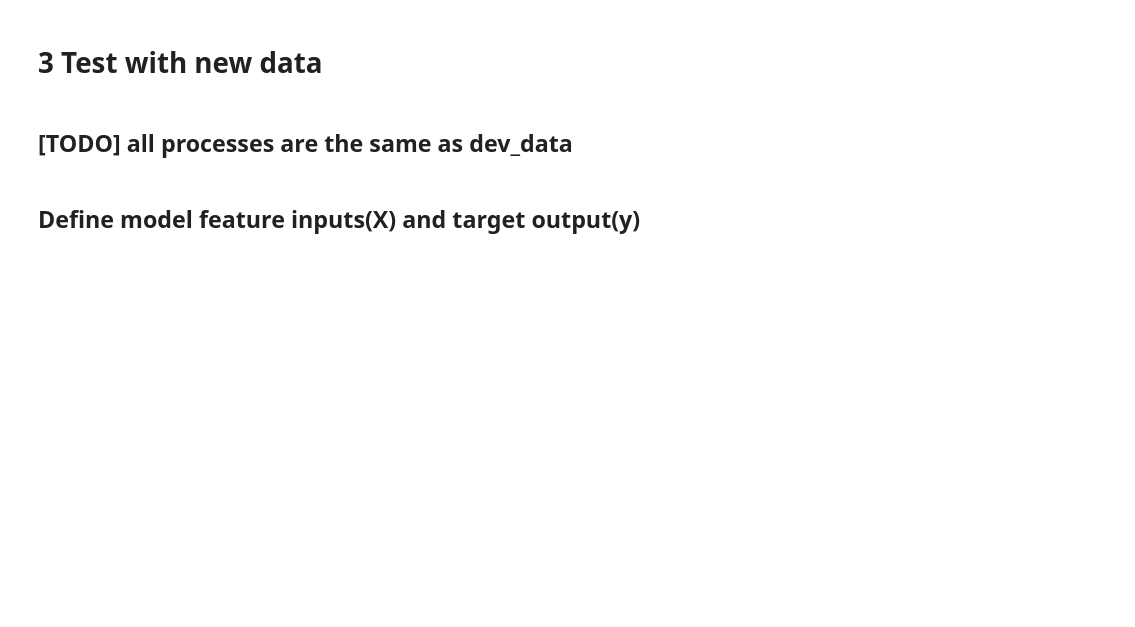
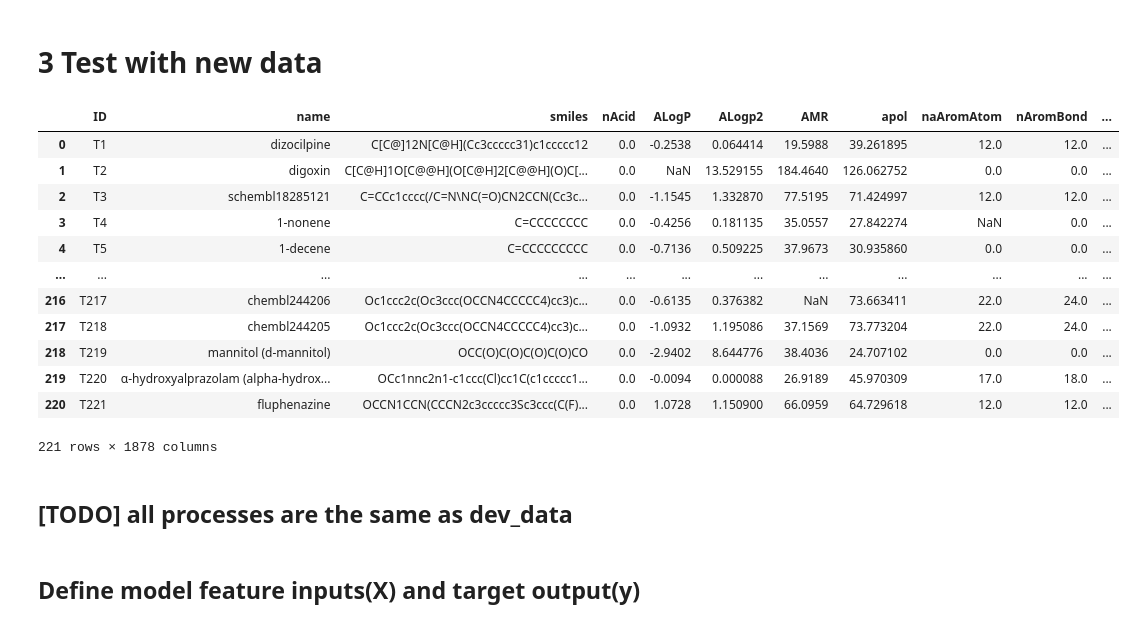
Before and after one commit to Jing-Cyuan/asma-course, a Jupyter notebook: asma_classifier.ipynb, the cells around one changed output. Drawn from its saved outputs; the diff is of its cells as text; code cells hidden in the pictures; blank space fills up the shorter version.

```diff
--- a/asma_classifier.ipynb
+++ b/asma_classifier.ipynb
@@ -216,9 +432,23 @@ print("models_list is restored from:", file_name)
 # %% [markdown]
 # 3 Test with new data
 # %%
-test_csv_file = "test_dataset_drop05.csv"  # <-- test_data.csv path
+test_csv_file = r"C:\Users\charl\Desktop\ASMA\test_dataset_drop05.csv"  # <-- test_data.csv path
 df1 = pd.read_csv(test_csv_file).loc[:, 'ID':]
 df1
+# %% [output]
+|  | ID | name | smiles | nAcid | ALogP | ALogp2 | AMR | apol | naAromAtom | nAromBond | ... |
+| 0 | T1 | dizocilpine | C[C@]12N[C@H](Cc3ccccc31)c1ccccc12 | 0.0 | -0.2538 | 0.064414 | 19.5988 | 39.261895 | 12.0 | 12.0 | ... |
+| 1 | T2 | digoxin | C[C@H]1O[C@@H](O[C@H]2[C@@H](O)C[... | 0.0 | NaN | 13.529155 | 184.4640 | 126.062752 | 0.0 | 0.0 | ... |
+| 2 | T3 | schembl18285121 | C=CCc1cccc(/C=N\NC(=O)CN2CCN(Cc3c... | 0.0 | -1.1545 | 1.332870 | 77.5195 | 71.424997 | 12.0 | 12.0 | ... |
+| 3 | T4 | 1-nonene | C=CCCCCCCC | 0.0 | -0.4256 | 0.181135 | 35.0557 | 27.842274 | NaN | 0.0 | ... |
+| 4 | T5 | 1-decene | C=CCCCCCCCC | 0.0 | -0.7136 | 0.509225 | 37.9673 | 30.935860 | 0.0 | 0.0 | ... |
+| ... | ... | ... | ... | ... | ... | ... | ... | ... | ... | ... | ... |
+| 216 | T217 | chembl244206 | Oc1ccc2c(Oc3ccc(OCCN4CCCCC4)cc3)c... | 0.0 | -0.6135 | 0.376382 | NaN | 73.663411 | 22.0 | 24.0 | ... |
+| 217 | T218 | chembl244205 | Oc1ccc2c(Oc3ccc(OCCN4CCCCC4)cc3)c... | 0.0 | -1.0932 | 1.195086 | 37.1569 | 73.773204 | 22.0 | 24.0 | ... |
+| 218 | T219 | mannitol (d-mannitol) | OCC(O)C(O)C(O)C(O)CO | 0.0 | -2.9402 | 8.644776 | 38.4036 | 24.707102 | 0.0 | 0.0 | ... |
+| 219 | T220 | α-hydroxyalprazolam (alpha-hydrox... | OCc1nnc2n1-c1ccc(Cl)cc1C(c1ccccc1... | 0.0 | -0.0094 | 0.000088 | 26.9189 | 45.970309 | 17.0 | 18.0 | ... |
+| 220 | T221 | fluphenazine | OCCN1CCN(CCCN2c3ccccc3Sc3ccc(C(F)... | 0.0 | 1.0728 | 1.150900 | 66.0959 | 64.729618 | 12.0 | 12.0 | ... |
+221 rows × 1878 columns
 # %% [markdown]
 ## [TODO] all processes are the same as dev_data
 # %%
```
Also changed, not shown: parts of 21 cells of this notebook.
